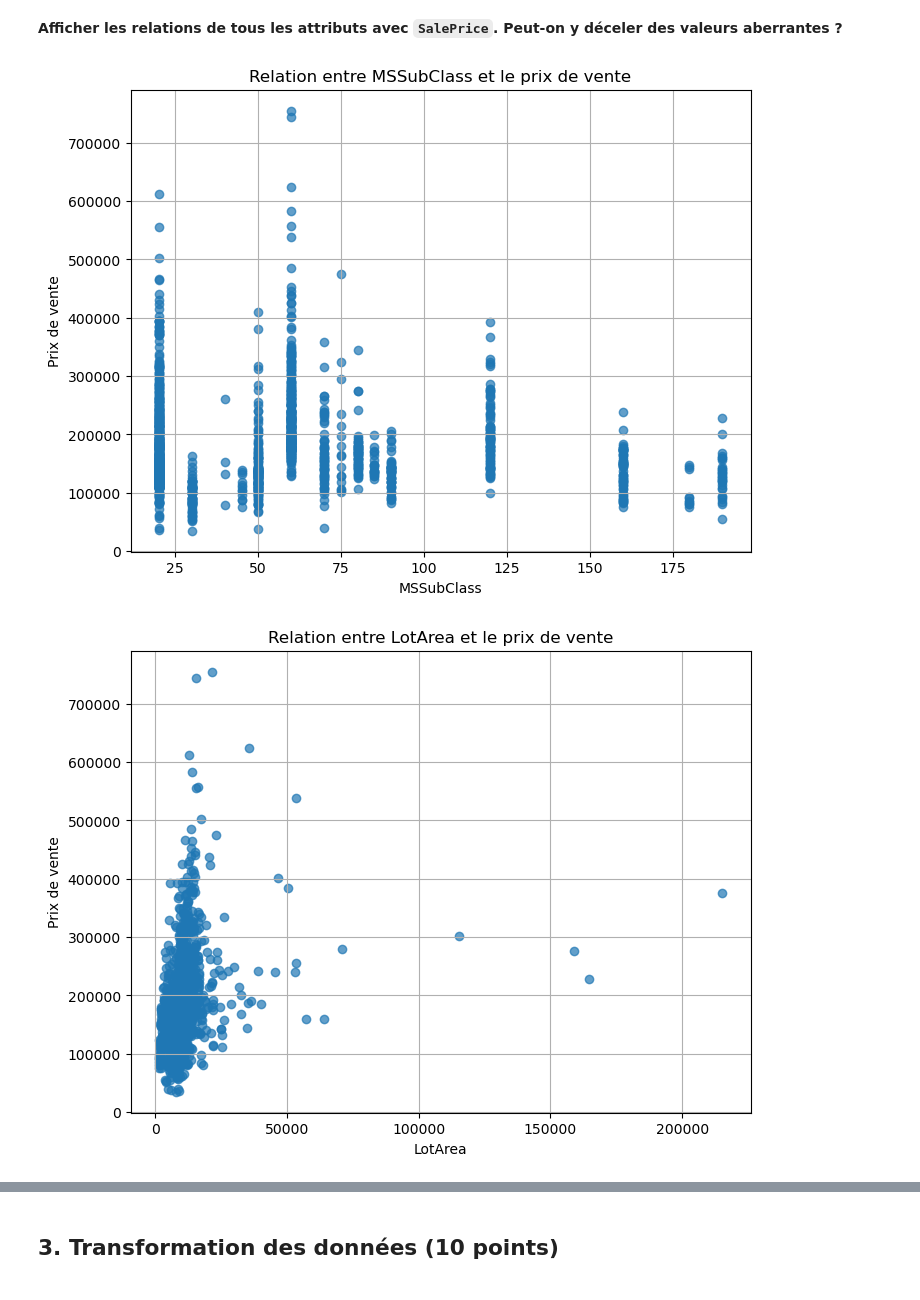
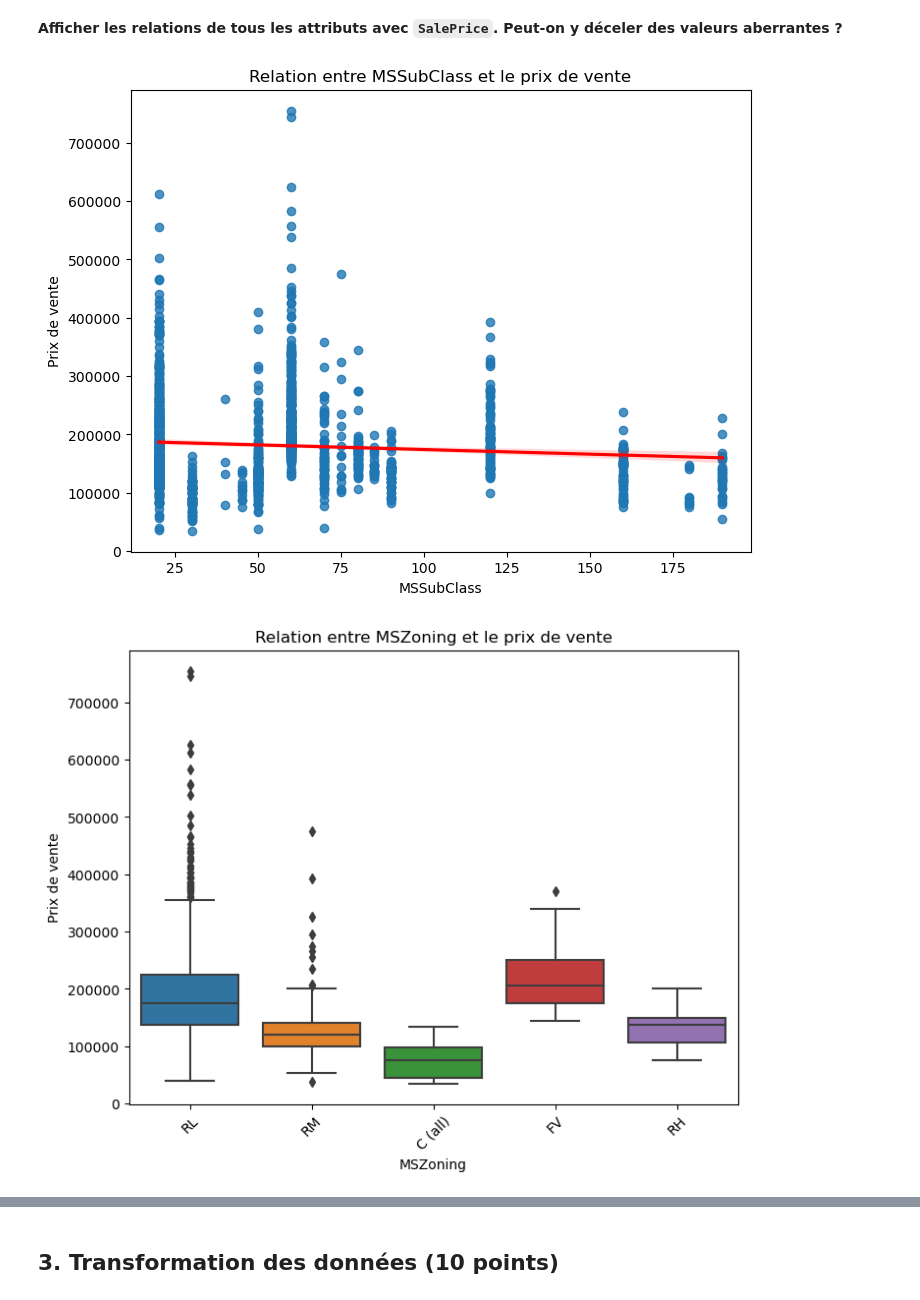
Before and after one commit to dimitriosnassif/data-mining-labs, a Jupyter notebook: TP1/TP1_A2024.ipynb, the cells around one changed output, grey strips where cells are left out. Drawn from its saved outputs; the diff is of its cells as text; code cells hidden in the pictures.

Commit message:
section 2, categorical are plotted using box plot. section 3 done.

```diff
--- a/TP1/TP1_A2024.ipynb
+++ b/TP1/TP1_A2024.ipynb
@@ -305,19 +305,28 @@ def plot_line(attr):
     :param attr: attribut à comparer à SalePrice
     """
     plt.figure(figsize=(8, 6))
-    plt.scatter(df[attr], df['SalePrice'], alpha=0.7)
-    plt.title(f'Relation entre {attr} et le prix de vente')
+
+    # Vérifier si l'attribut est numérique ou catégoriel
+    if df[attr].dtype in ['int64', 'float64']:
+        # numérique, utiliser regplot
+        sns.regplot(x=df[attr], y=df['SalePrice'], line_kws={"color": "red"})
+        plt.title(f"Relation entre {attr} et le prix de vente")
+    else:
+        # catégoriel, utiliser boxplot
+        sns.boxplot(x=df[attr], y=df['SalePrice'])
+        plt.title(f"Relation entre {attr} et le prix de vente")
+        plt.xticks(rotation=45)
+
     plt.xlabel(attr)
     plt.ylabel('Prix de vente')
-    plt.grid(True)
     plt.show()
 # %% [markdown]
 **Afficher les relations de tous les attributs avec `SalePrice`. Peut-on y déceler des valeurs aberrantes ?**
 # %%
-attributs = df.select_dtypes(include=["float64", "int64"]).columns
+attributs = df.columns
 for attrib in attributs:
     if attrib != 'SalePrice':
         plot_line(attrib)
 # %% [output]
-[figure, old version]
+[figure, new version]
-[figure, old version]
+[figure, new version]
```
Also changed, not shown: parts of 8 cells of this notebook.
